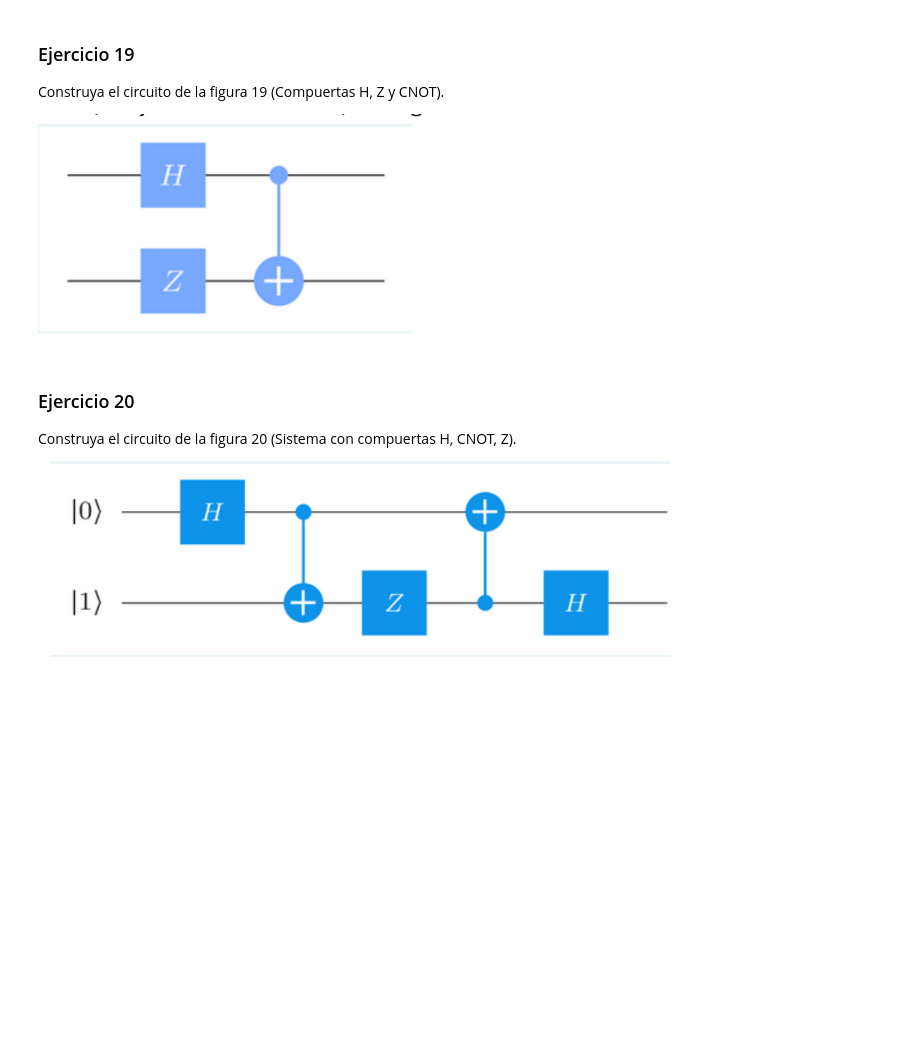
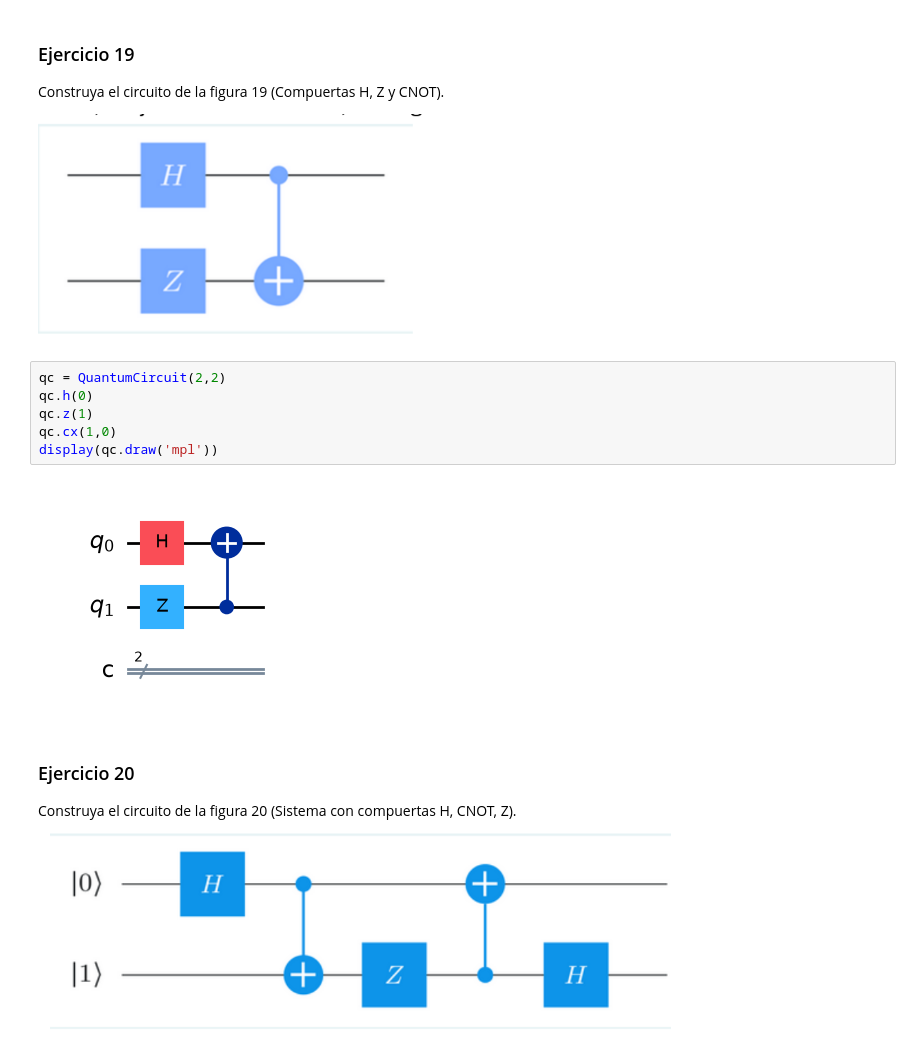
Before and after one commit to troncos22/QTD, a Jupyter notebook: clase_qiskit.ipynb, the cells around one changed output. Cells and saved outputs as stored; diff of their text form; blank space fills up the shorter version.

```diff
--- a/clase_qiskit.ipynb
+++ b/clase_qiskit.ipynb
@@ -321,6 +279,14 @@ Construya el circuito de la figura 19 (Compuertas H, Z y CNOT).
 
 
 ![image.png](attachment:image.png)
+# %%
+qc = QuantumCircuit(2,2)
+qc.h(0)
+qc.z(1)
+qc.cx(1,0)
+display(qc.draw('mpl'))
+# %% [output]
+[figure, added]
 # %% [markdown]
 ### Ejercicio 20
 Construya el circuito de la figura 20 (Sistema con compuertas H, CNOT, Z).
```
Also changed, not shown: parts of 32 cells of this notebook, 7 other files.
